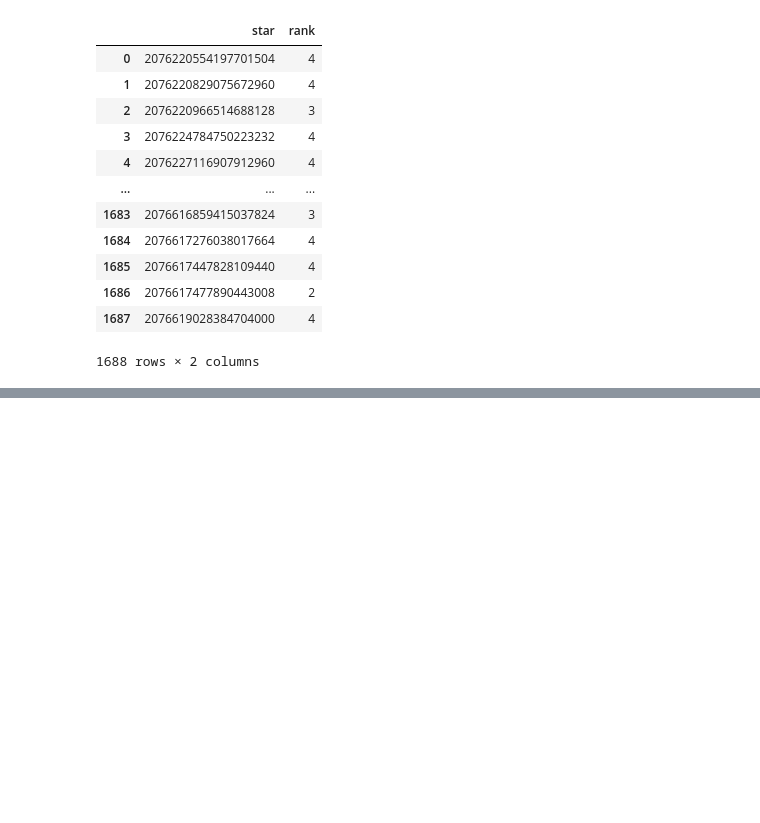
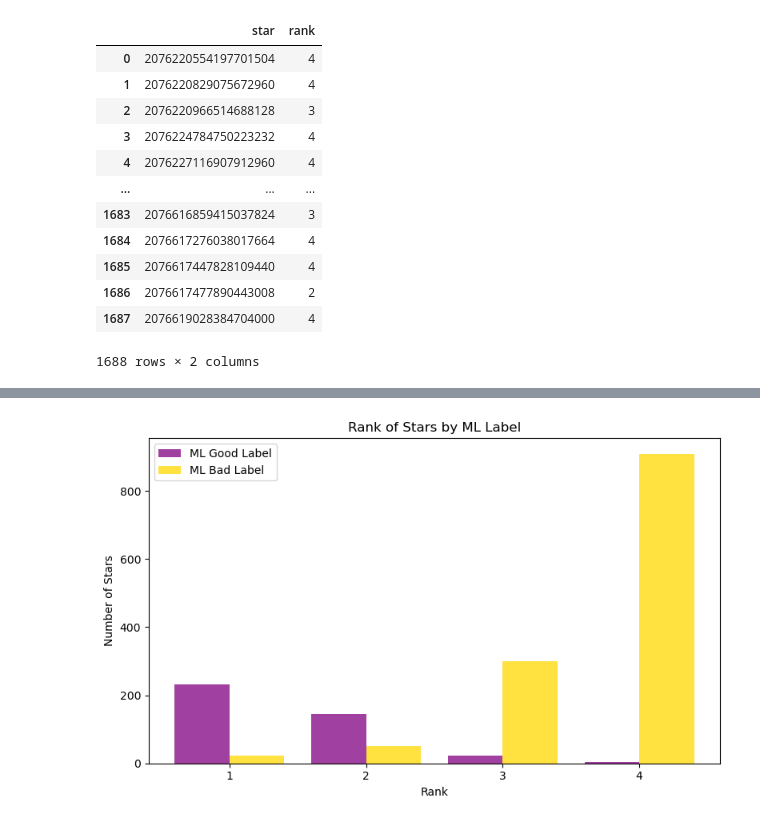
Before and after one commit to justyce5/BASE9_ML, a Jupyter notebook: comparisons.ipynb, the cells around one changed output, grey strips where cells are left out. Cells and saved outputs as stored; diff of their text form; code cells hidden in the pictures; blank space fills up the shorter version.

```diff
--- a/comparisons.ipynb
+++ b/comparisons.ipynb
@@ -71,0 +114,30 @@ fig, ax = plt.subplots(1, 2, figsize=(12, 5))
+# %%
+rank_counts_good = y_pred_good['rank'].value_counts().sort_index()
+rank_counts_bad = y_pred_bad['rank'].value_counts().sort_index()
+
+ranks = [1, 2, 3, 4]
+good_vals = [rank_counts_good.get(r, 0) for r in ranks]
+bad_vals = [rank_counts_bad.get(r, 0) for r in ranks]
+
+x = np.arange(len(ranks))  # [0, 1, 2, 3]
+bar_width = 0.4
+
+
+
+fig, ax = plt.subplots(figsize=(8, 5))
+
+ax.bar(x - bar_width/2, good_vals, width=bar_width, color='purple', label='ML Good Label', alpha=0.75)
+ax.bar(x + bar_width/2, bad_vals, width=bar_width, color='gold', label='ML Bad Label', alpha=0.75)
+
+
+ax.set_xlabel('Rank')
+ax.set_ylabel('Number of Stars')
+ax.set_title('Rank of Stars by ML Label')
+ax.set_xticks(x)
+ax.set_xticklabels(ranks)
+ax.legend()
+
+plt.tight_layout()
+plt.show()
+# %% [output]
+[figure, added]
```
Also changed, not shown: parts of 9 cells of this notebook.
